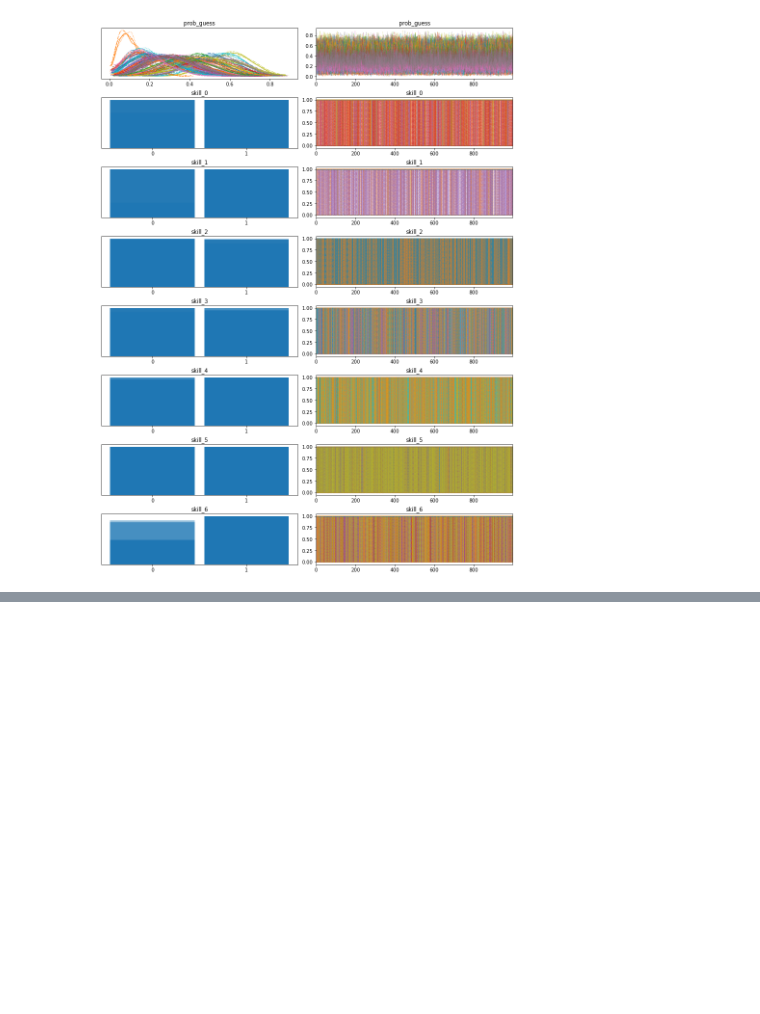
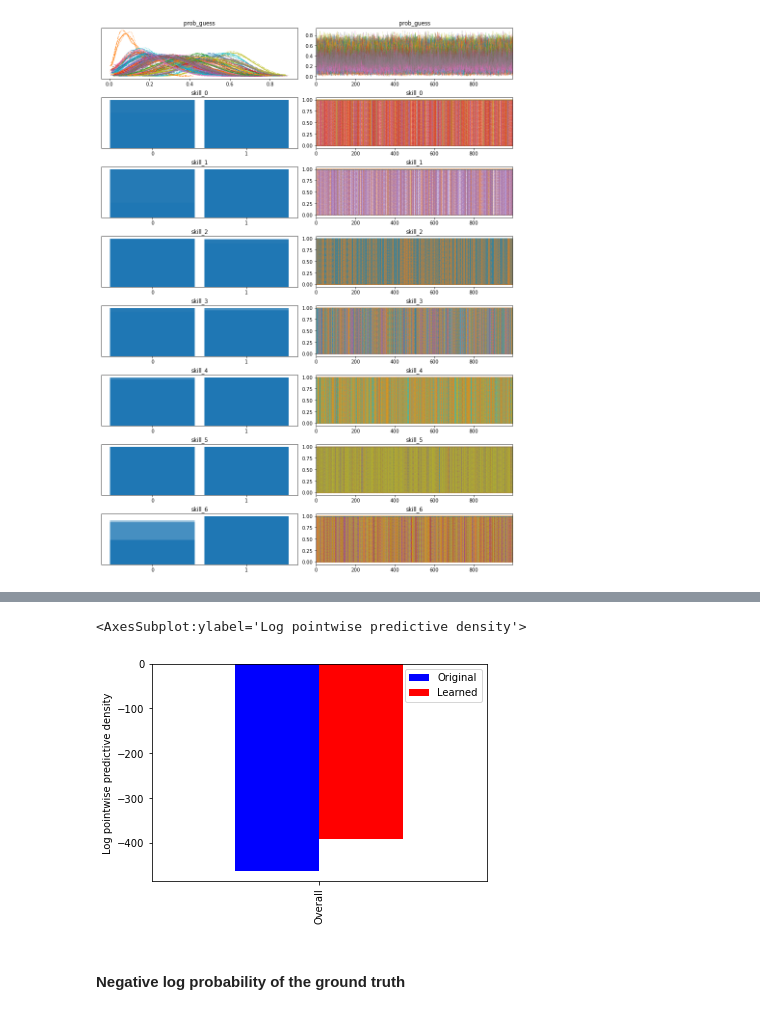
Before and after one commit to bdatko/numpyro_play, a Jupyter notebook: notebooks/Chapter_2_MBML_log_probability.ipynb, the cells around one changed output, grey strips where cells are left out. Drawn from its saved outputs; the diff is of its cells as text; code cells hidden in the pictures; blank space fills up the shorter version.

```diff
--- a/notebooks/Chapter_2_MBML_log_probability.ipynb
+++ b/notebooks/Chapter_2_MBML_log_probability.ipynb
@@ -173,0 +302,23 @@ AttributeError: 'HMCGibbsState' object has no attribute 'potential_energy'
+# %%
+post_loglik_00 = log_likelihood(model_00, mcmc_00.get_samples(), jnp.array(responses), skills_needed,)
+post_loglik_00_res = np.concatenate([obs[:,None] for obs in post_loglik_00.values()],axis=1)
+exp_log_density_00 = logsumexp(post_loglik_00_res, axis=0) - jnp.log(jnp.shape(post_loglik_00_res)[0])
+# %%
+post_loglik_02 = log_likelihood(model_02, mcmc_02.get_samples(), jnp.array(responses), skills_needed,)
+post_loglik_02_res = np.concatenate([obs[:,None] for obs in post_loglik_02.values()],axis=1)
+exp_log_density_02 = logsumexp(post_loglik_02_res, axis=0) - jnp.log(jnp.shape(post_loglik_02_res)[0])
+# %%
+pd.DataFrame(
+    np.array([np.sum(exp_log_density_00), np.sum(exp_log_density_02)])[None, :],
+    columns=["Original", "Learned"],
+    index=["Overall"],
+).plot(
+    kind="bar",
+    color=["b", "r"],
+    ylabel="Log pointwise predictive density",
+)
+# %% [output]
+<AxesSubplot:ylabel='Log pointwise predictive density'>
+[figure, added]
+# %% [markdown]
+#### Negative log probability of the ground truth
```
Also changed, not shown: parts of 55 cells of this notebook, 1 other file.
